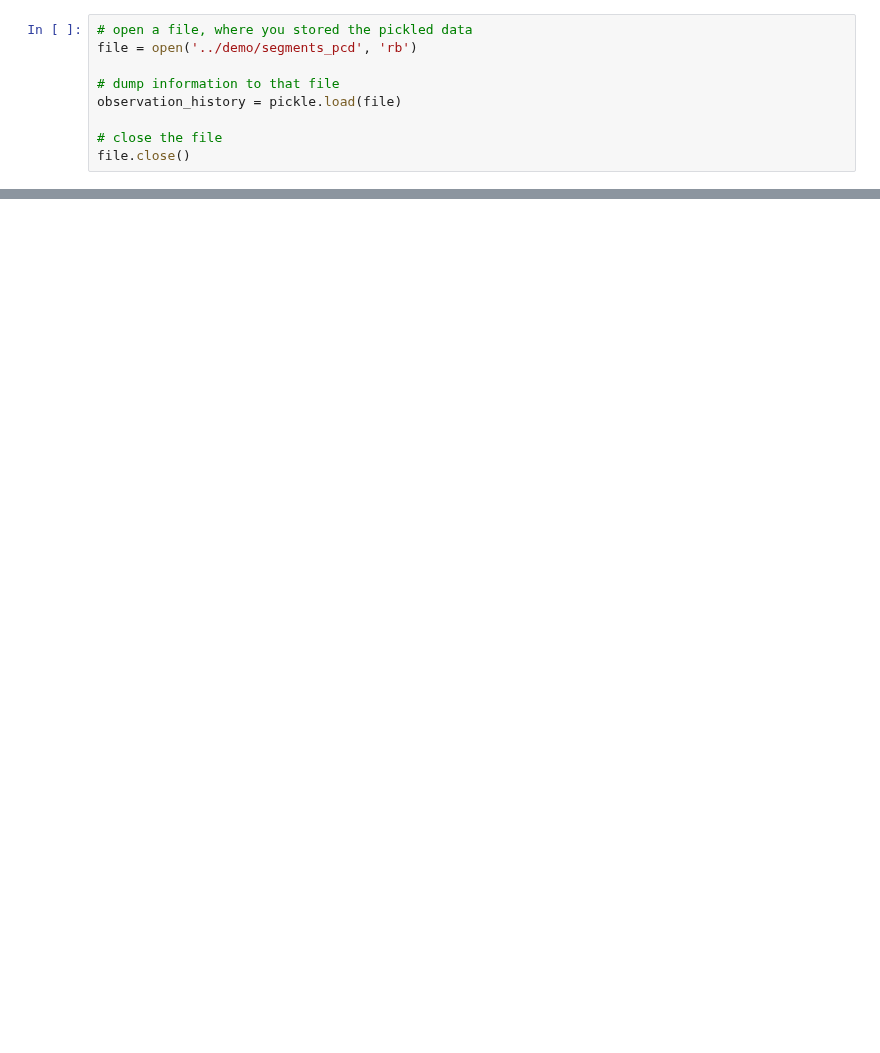
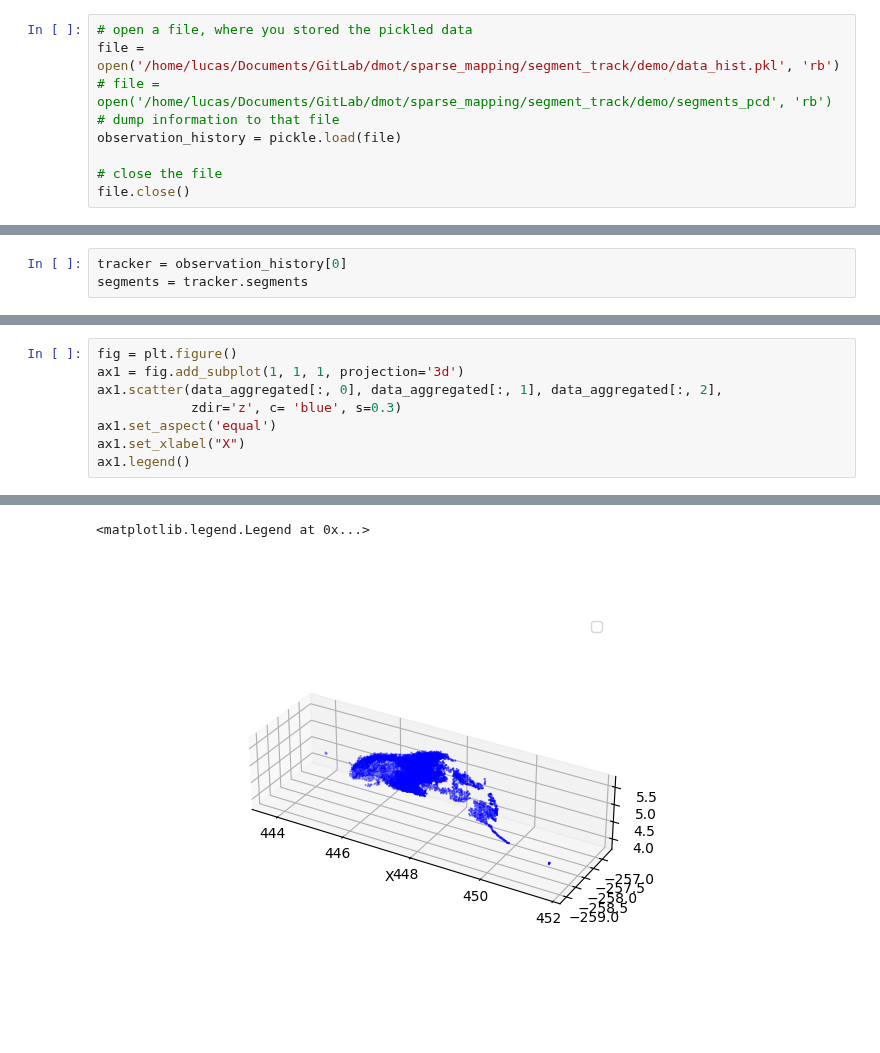
Before and after one commit to mit-acl/roman, a Jupyter notebook: notebooks/14_shape_completion.ipynb, the cells around one changed output, grey strips where cells are left out. Cells and saved outputs as stored; diff of their text form; blank space fills up the shorter version.

```diff
--- a/notebooks/14_shape_completion.ipynb
+++ b/notebooks/14_shape_completion.ipynb
@@ -6,7 +11,7 @@ import pickle
 # %%
 # open a file, where you stored the pickled data
-file = open('../demo/segments_pcd', 'rb')
-
+file = open('/home/lucas/Documents/GitLab/dmot/sparse_mapping/segment_track/demo/data_hist.pkl', 'rb')
+# file = open('/home/lucas/Documents/GitLab/dmot/sparse_mapping/segment_track/demo/segments_pcd', 'rb')
 # dump information to that file
 observation_history = pickle.load(file)
 
@@ -24,0 +22,3 @@ print(observation_history[1])
+# %%
+tracker = observation_history[0]
+segments = tracker.segments
@@ -24,0 +55,9 @@ print(observation_history[1])
+# %%
+fig = plt.figure()
+ax1 = fig.add_subplot(1, 1, 1, projection='3d')
+ax1.scatter(data_aggregated[:, 0], data_aggregated[:, 1], data_aggregated[:, 2],
+            zdir='z', c= 'blue', s=0.3)
+ax1.set_aspect('equal')
+ax1.set_xlabel("X")
+ax1.legend()
+# %% [output]
@@ -25 +65,3 @@ print(observation_history[1])
+<matplotlib.legend.Legend at 0x...>
+[figure, added]
 # %%
```
Also changed, not shown: parts of 22 cells of this notebook, 2 other files.
